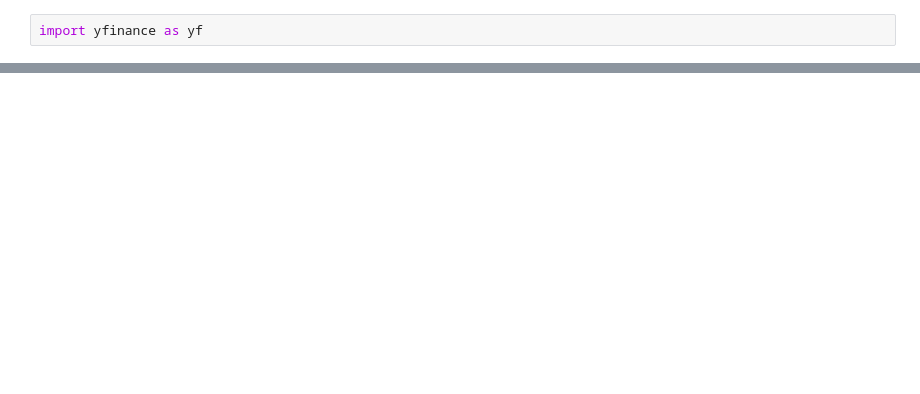
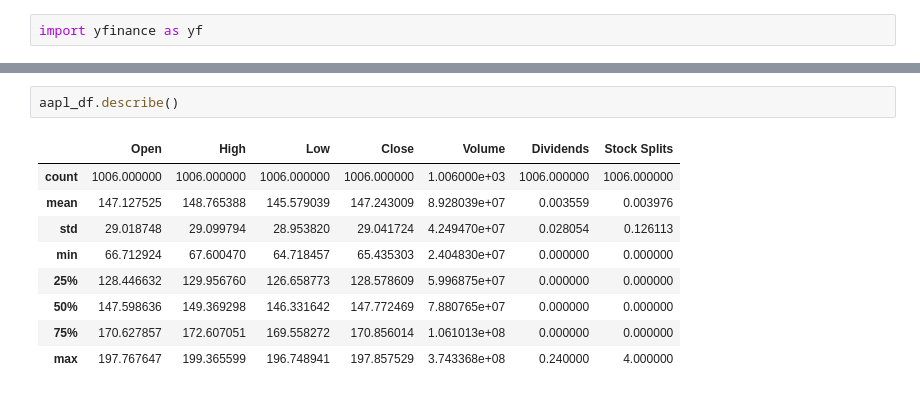
Before and after one commit to JorgeV20/Knowledge_Base_Chatbot, a Jupyter notebook: stocks/stocks.ipynb, the cells around one changed output, grey strips where cells are left out. Saved outputs shown, nothing was run; the diff lists cells and outputs as text; blank space fills up the shorter version.

Commit message:
stocks notebook update

```diff
--- a/stocks/stocks.ipynb
+++ b/stocks/stocks.ipynb
@@ -28,0 +29,12 @@ aapl_df
+# %%
+aapl_df.describe()
+# %% [output]
+|  | Open | High | Low | Close | Volume | Dividends | Stock Splits |
+| count | 1006.000000 | 1006.000000 | 1006.000000 | 1006.000000 | 1.006000e+03 | 1006.000000 | 1006.000000 |
+| mean | 147.127525 | 148.765388 | 145.579039 | 147.243009 | 8.928039e+07 | 0.003559 | 0.003976 |
+| std | 29.018748 | 29.099794 | 28.953820 | 29.041724 | 4.249470e+07 | 0.028054 | 0.126113 |
+| min | 66.712924 | 67.600470 | 64.718457 | 65.435303 | 2.404830e+07 | 0.000000 | 0.000000 |
+| 25% | 128.446632 | 129.956760 | 126.658773 | 128.578609 | 5.996875e+07 | 0.000000 | 0.000000 |
+| 50% | 147.598636 | 149.369298 | 146.331642 | 147.772469 | 7.880765e+07 | 0.000000 | 0.000000 |
+| 75% | 170.627857 | 172.607051 | 169.558272 | 170.856014 | 1.061013e+08 | 0.000000 | 0.000000 |
+| max | 197.767647 | 199.365599 | 196.748941 | 197.857529 | 3.743368e+08 | 0.240000 | 4.000000 |
```
Also changed, not shown: parts of 9 cells of this notebook.
